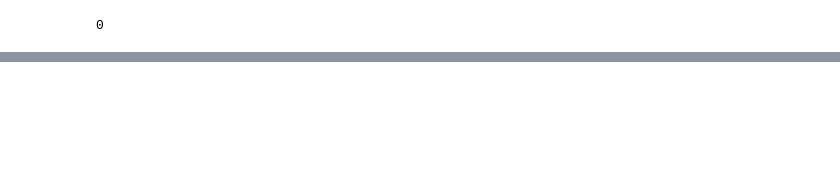
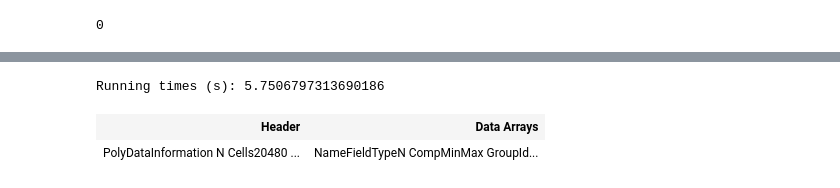
Before and after one commit to MinhTQ27/3D-USTH, a Jupyter notebook: edge_detection/RobustSurfaceSeg_EdgeExtract.ipynb, the cells around one changed output, grey strips where cells are left out. Drawn from its saved outputs; the diff is of its cells as text; code cells hidden in the pictures; blank space fills up the shorter version.

Commit message:
Backup Project

```diff
--- a/edge_detection/RobustSurfaceSeg_EdgeExtract.ipynb
+++ b/edge_detection/RobustSurfaceSeg_EdgeExtract.ipynb
@@ -331,6 +577,9 @@ def convert_to_builtin_int(obj):
 # %%
 import os
 import pyvista as pv
+import time
 
-mesh = pv.read('D:/Learn_and_Study/USTH/Bachelor/3D_Project/CG_dataset/brick_part01.obj')
+time_start = time.time()
+
+mesh = pv.read('../CG_dataset/cuboctahedron_subdivide.obj')
 # %%
@@ -753,0 +1219,11 @@ plotter.show()
+# %%
+time_end = time.time()
+
+print(f"Running times (s): {time_end - time_start}")
+# %% [output]
+Running times (s): 5.7506797313690186
+# %%
+mesh
+# %% [output]
+| Header | Data Arrays |
+| PolyDataInformation N Cells20480 ... | NameFieldTypeN CompMinMax GroupId... |
```
Also changed, not shown: parts of 58 cells of this notebook, 57 other files.
